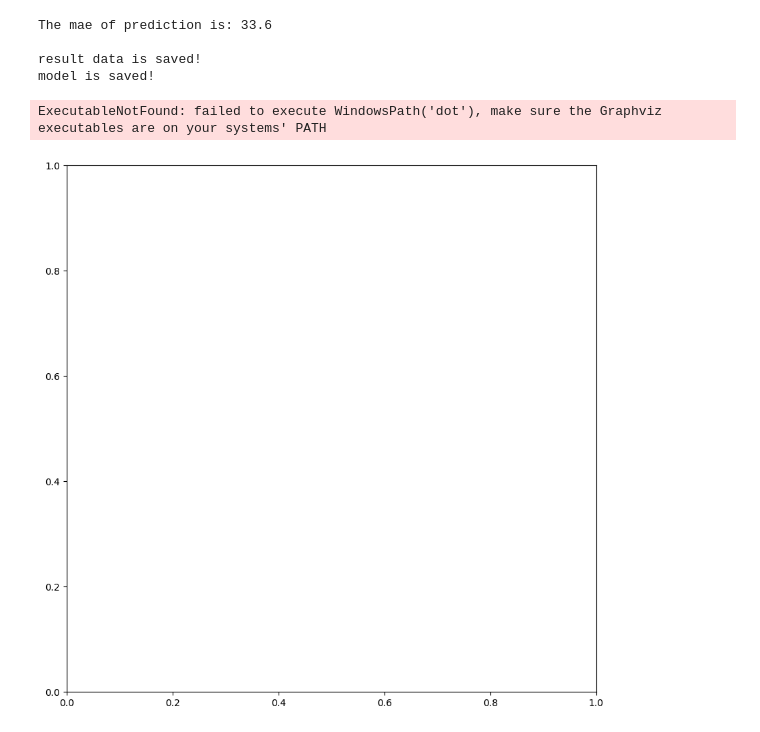
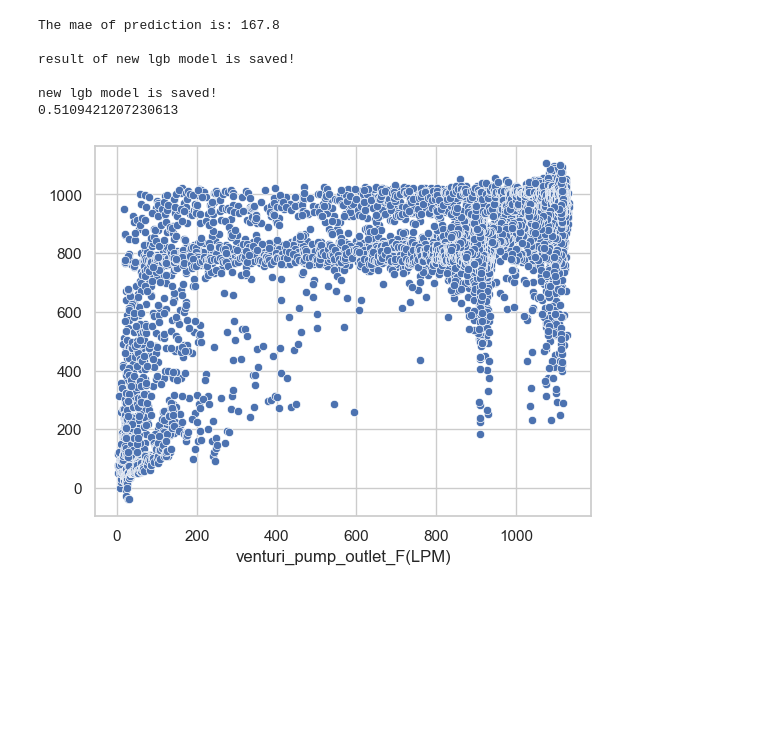
Before and after one commit to jinbeomjeong/estimate_venturi_pump_flow, a Jupyter notebook: create_estmation_flow_model.ipynb, the cells around one changed output. Drawn from its saved outputs; the diff is of its cells as text; code cells hidden in the pictures; blank space fills up the shorter version.

Commit message:
fix data load

```diff
--- a/create_estmation_flow_model.ipynb
+++ b/create_estmation_flow_model.ipynb
@@ -34,0 +161,3 @@ leaves_list = list(range(2, 100, 1))
+# %%
+est_flow_model = lgb.LGBMRegressor(**param)
+est_flow_model.fit(X=train_feature, y=train_target, eval_set=(val_feature, val_target), eval_metric='L2')
@@ -35,6 +232,15 @@ leaves_list = list(range(2, 100, 1))
+# %%
+# create LightGBM model
+depth = 7
+leaves = 2**depth
+lr = 0.001
+n_estimators = 5000
+boosting_type = 'gbdt'
+max_bin = 20
+n_leaf = 100
+
+depth_list = list(range(1, 15, 1))
+leaves_list = list(range(2, 100, 1))
 # %%
-est_flow_model = lgb.LGBMRegressor(objective=objective, n_estimators=n_estimators, learning_rate=lr, boosting_type=boosting_type, max_depth=-1, num_leaves=100,
-                                   force_col_wise=True, verbose=1)
-
-est_flow_model.fit(X=train_feature_dataset, y=train_target_dataset, eval_set=(val_feature_dataset, val_target_dataset), eval_metric='L2',
-                   callbacks=[lgb.early_stopping(stopping_rounds=50)])
+new_est_flow_model = lgb.LGBMRegressor(n_estimators=n_estimators, learning_rate=lr, boosting_type=boosting_type, max_depth=-1, num_leaves=leaves,
+                                       force_col_wise=True, verbose=1, n_jobs=4)
@@ -49,0 +247,3 @@ LGBMRegressor(force_col_wise=True, learning_rate=0.001, n_estimators=10000,
+# %%
+new_est_flow_model.fit(X=new_train_feature, y=train_target, eval_set=(new_val_feature, val_target), eval_metric='L2',
+                       callbacks=[lgb.early_stopping(stopping_rounds=5000, min_delta=0.01), lgb.log_evaluation(period=100)])
@@ -50,21 +275,24 @@ LGBMRegressor(force_col_wise=True, learning_rate=0.001, n_estimators=10000,
 # %%
-pred_output = est_flow_model.predict(val_feature_dataset, num_iteration=est_flow_model._best_iteration)
-print('The mae of prediction is:', f'{mean_absolute_error(val_target_dataset, pred_output):.1f}', end='\n\n')
+pred_output = new_est_flow_model.predict(new_val_feature, num_iteration=new_est_flow_model._best_iteration)
+print('The mae of prediction is:', f'{mean_absolute_error(val_target, pred_output):.1f}', end='\n\n')
 
-pred_result = np.vstack((val_target_dataset, pred_output)).T
-np.savetxt('result' + os.sep + 'result.csv', pred_result, delimiter=",")
-print('result data is saved!', end='\n\n')
+new_lgb_result = np.vstack((val_target.to_numpy(), pred_output)).T
+np.savetxt('result' + os.sep + 'new_lgb_result.csv', new_lgb_result, delimiter=",")
+print('result of new lgb model is saved!', end='\n\n')
 
 # save model
-joblib.dump(est_flow_model, 'saved_model' + os.sep + 'model' + '.pkl')
-print('model is saved!')
+joblib.dump(est_flow_model, 'saved_model' + os.sep + 'new_model' + '.pkl')
+print('new lgb model is saved!')
 
-lgb.plot_tree(est_flow_model, figsize=(10,10))
-lgb.create_tree_digraph(est_flow_model).render('display_graph' + os.sep + 'model' + '.gv', format='jpg', view=False)
+sns.scatterplot(x=val_target, y=pred_output)
+
+print(r2_score(val_target, pred_output))
+# lgb.create_tree_digraph(est_flow_model).render('display_graph' + os.sep + 'model' + '.gv', format='jpg', view=False)
 # %% [output]
-The mae of prediction is: 33.6
+The mae of prediction is: 167.8
 
-result data is saved!
-model is saved!
+result of new lgb model is saved!
+
+new lgb model is saved!
+0.5109421207230613
-ExecutableNotFound: failed to execute WindowsPath('dot'), make sure the Graphviz executables are on your systems' PATH
-[figure, old version]
+[figure, new version]
```
Also changed, not shown: parts of 25 cells of this notebook, 1 other file.
